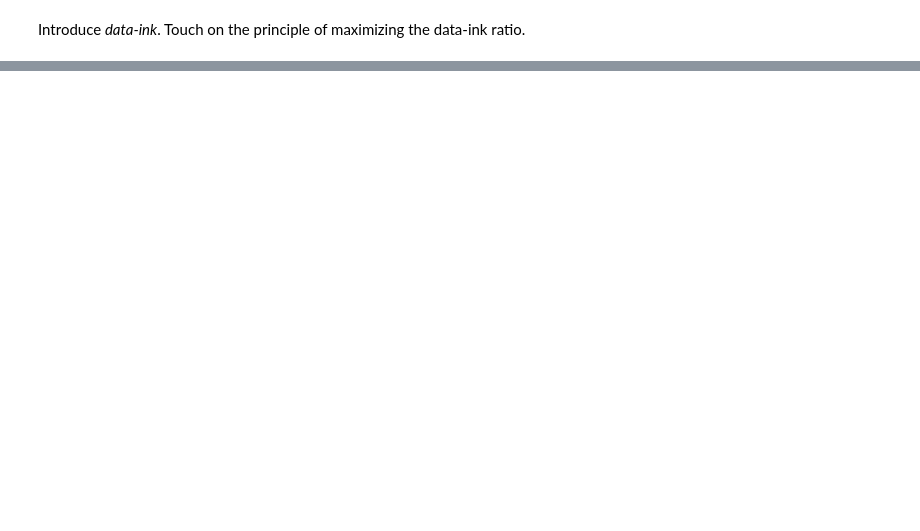
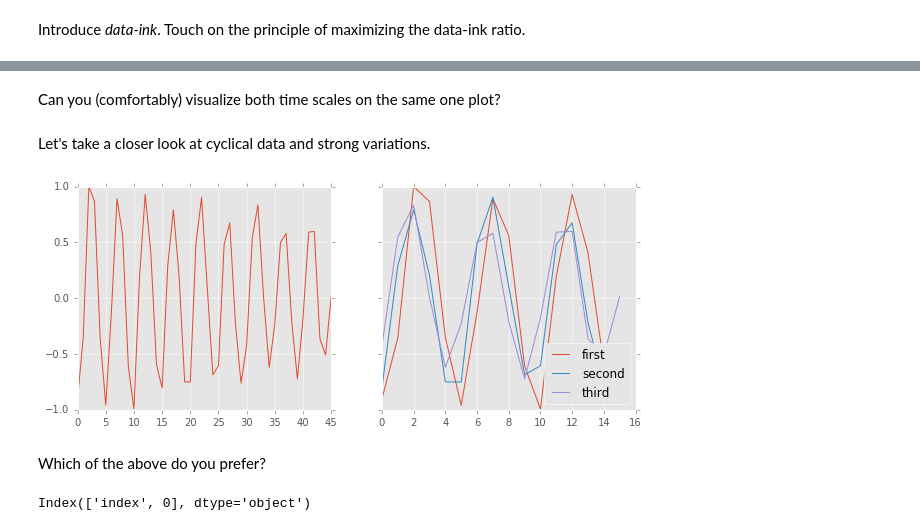
Before and after one commit to mkcor/datavis-tut, a Jupyter notebook: 1D.ipynb, the cells around one changed output, grey strips where cells are left out. Cells and saved outputs as stored; diff of their text form; code cells hidden in the pictures; blank space fills up the shorter version.

Commit message:
Finish notebook about 1D data

```diff
--- a/1D.ipynb
+++ b/1D.ipynb
@@ -37,0 +55,2 @@ Introduce *data-ink*. Touch on the principle of maximizing the data-ink ratio.
+# %% [markdown]
+Can you (comfortably) visualize both time scales on the same one plot?
@@ -37,0 +59,14 @@ Introduce *data-ink*. Touch on the principle of maximizing the data-ink ratio.
+# %% [markdown]
+Let's take a closer look at cyclical data and strong variations.
+# %%
+f, (ax1, ax2) = plt.subplots(1, 2, sharey=True)
+ax1.plot(ts.loc[:18])
+ax2.plot(ts.loc[:6])
+ax2.plot(ts.loc[6:12])
+ax2.plot(ts.loc[12:18])
+ax2.legend(['first', 'second', 'third'], loc=4)
+f.set_size_inches(10, 4)
+# %% [output]
+[figure, added]
+# %% [markdown]
+Which of the above do you prefer?
@@ -37,0 +75,4 @@ Introduce *data-ink*. Touch on the principle of maximizing the data-ink ratio.
+# %%
+ts_reverse.columns
+# %% [output]
+Index(['index', 0], dtype='object')
```
Also changed, not shown: parts of 22 cells of this notebook.
